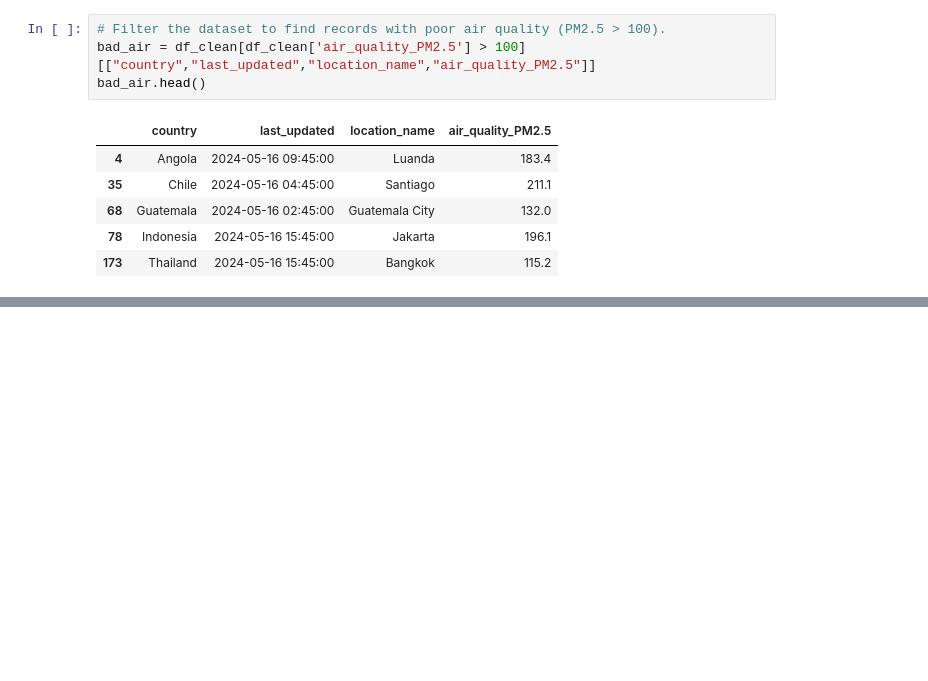
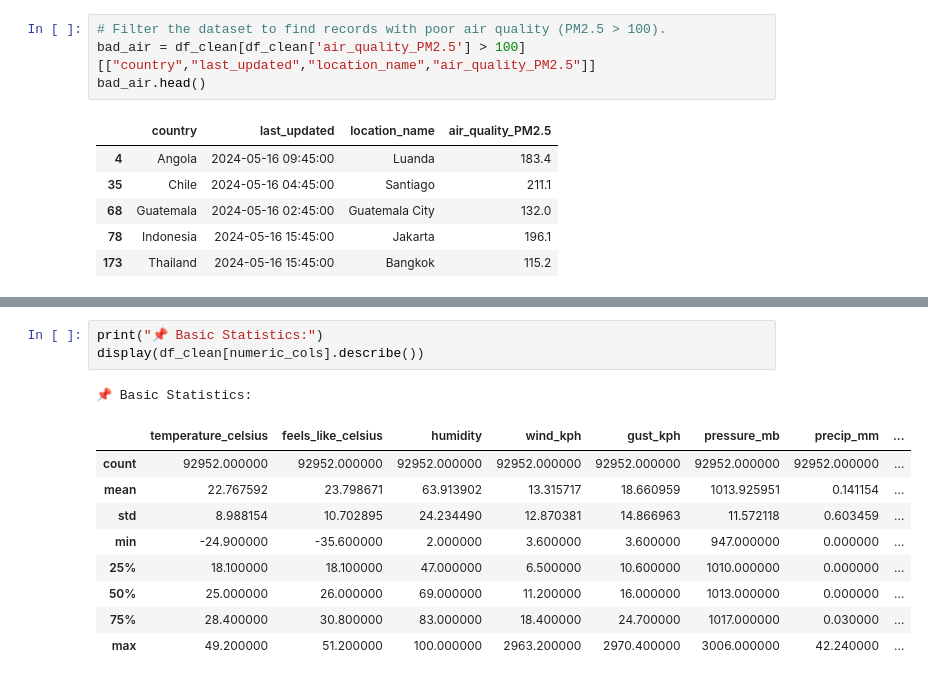
Before and after one commit to venkatatharu/ClimateScope_project_venkata_tharun_Avuluri, a Jupyter notebook: climate_scope.ipynb, the cells around one changed output, grey strips where cells are left out. Saved outputs shown, nothing was run; the diff lists cells and outputs as text; blank space fills up the shorter version.

```diff
--- a/climate_scope.ipynb
+++ b/climate_scope.ipynb
@@ -378,0 +389,14 @@ Data covers from 2024-05-16 to 2025-08-27 (468 days)
+# %%
+print("📌 Basic Statistics:")
+display(df_clean[numeric_cols].describe())
+# %% [output]
+📌 Basic Statistics:
+|  | temperature_celsius | feels_like_celsius | humidity | wind_kph | gust_kph | pressure_mb | precip_mm | ... |
+| count | 92952.000000 | 92952.000000 | 92952.000000 | 92952.000000 | 92952.000000 | 92952.000000 | 92952.000000 | ... |
+| mean | 22.767592 | 23.798671 | 63.913902 | 13.315717 | 18.660959 | 1013.925951 | 0.141154 | ... |
+| std | 8.988154 | 10.702895 | 24.234490 | 12.870381 | 14.866963 | 11.572118 | 0.603459 | ... |
+| min | -24.900000 | -35.600000 | 2.000000 | 3.600000 | 3.600000 | 947.000000 | 0.000000 | ... |
+| 25% | 18.100000 | 18.100000 | 47.000000 | 6.500000 | 10.600000 | 1010.000000 | 0.000000 | ... |
+| 50% | 25.000000 | 26.000000 | 69.000000 | 11.200000 | 16.000000 | 1013.000000 | 0.000000 | ... |
+| 75% | 28.400000 | 30.800000 | 83.000000 | 18.400000 | 24.700000 | 1017.000000 | 0.030000 | ... |
+| max | 49.200000 | 51.200000 | 100.000000 | 2963.200000 | 2970.400000 | 3006.000000 | 42.240000 | ... |
```
Also changed, not shown: parts of 20 cells of this notebook.
